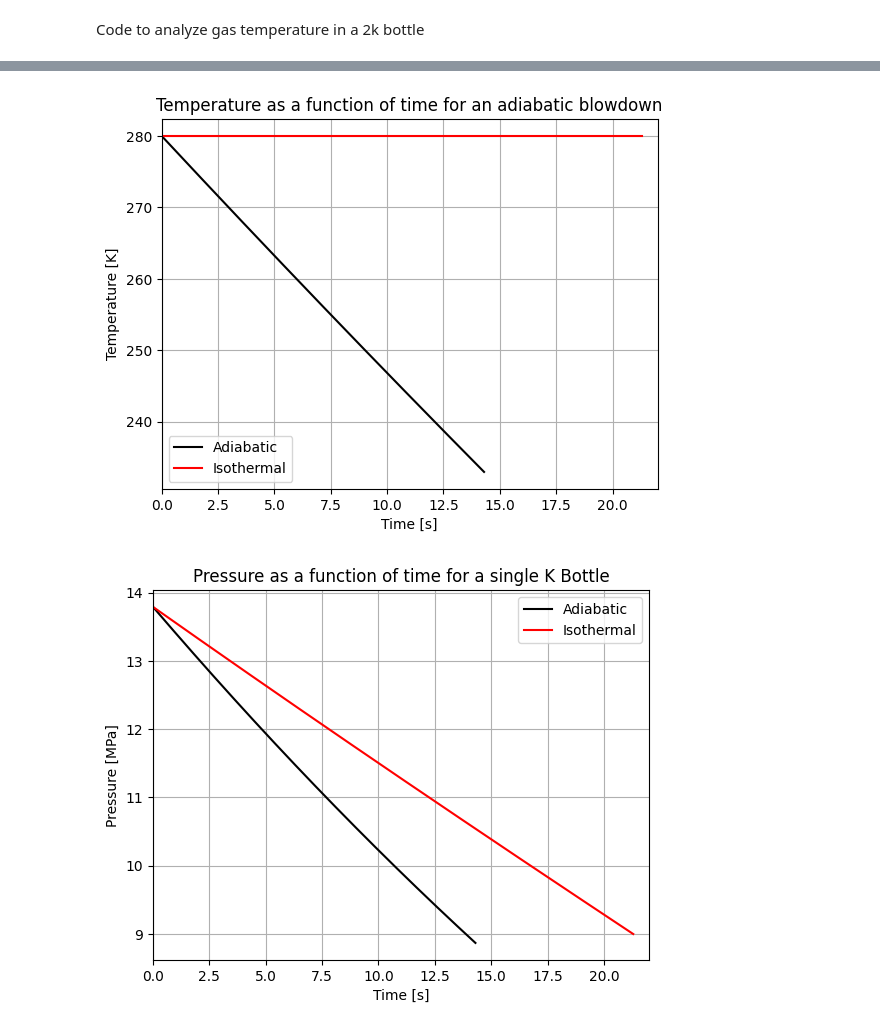
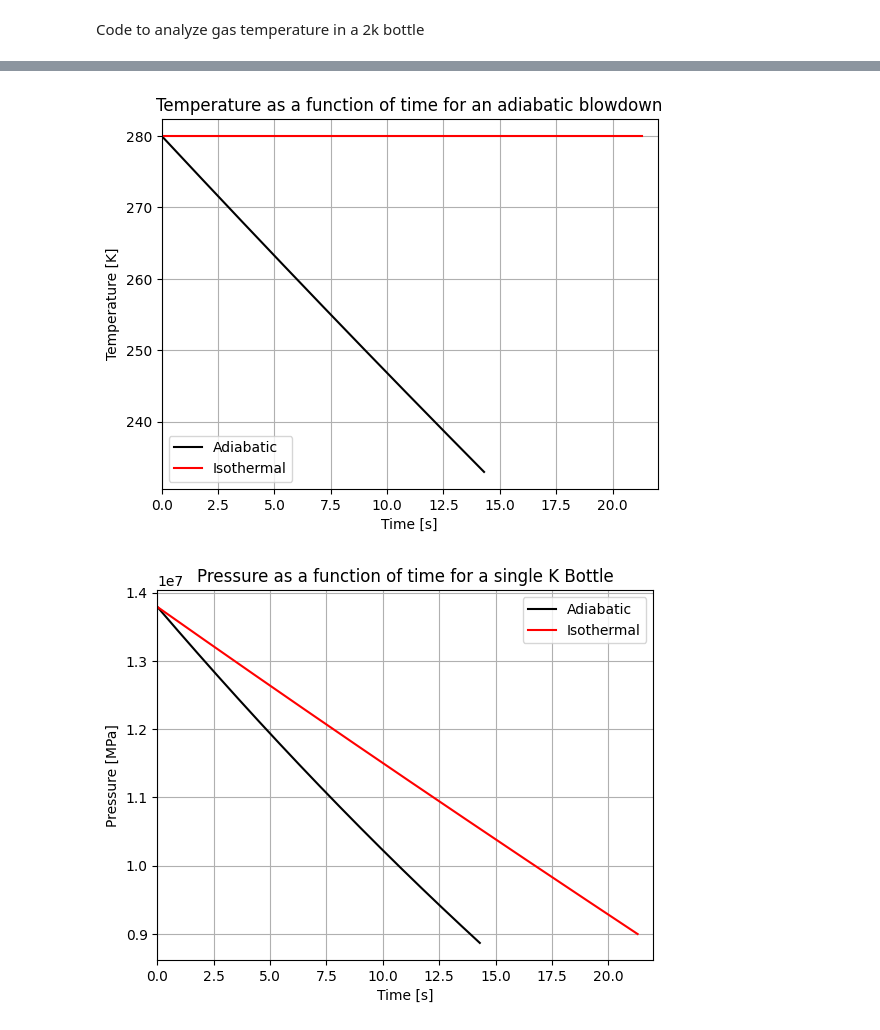
Before and after one commit to masa-umich/mcnugget, a Jupyter notebook: mcnugget/bottle_discharge_.ipynb, the cells around one changed output, grey strips where cells are left out. Cells and saved outputs as stored; diff of their text form; code cells hidden in the pictures.

```diff
--- a/mcnugget/bottle_discharge_.ipynb
+++ b/mcnugget/bottle_discharge_.ipynb
@@ -107,7 +33,7 @@ while gas_pressure_isotherm[i] > 9000000:
 	mass_isotherm += [mass_isotherm[i] - (mdot_out*dt)]
 	density_isotherm += [mass_isotherm[i+1]/volume]
 	gas_temp_isotherm += [gas_temp_isotherm[i]]
-	gas_pressure_isotherm += [1000000*fluid_pressure_from_T_D(fluid_to_use, gas_temp_isotherm[i+1], density_isotherm[i+1])]
+	gas_pressure_isotherm += [fluid_pressure_from_T_D(fluid_to_use, gas_temp_isotherm[i+1], density_isotherm[i+1])]
 	i += 1
 # %%
 # adiabatic expansion
@@ -135,24 +61,24 @@ while gas_temp[i] > 233.15:
 # %%
 plt.figure()
 plt.plot(time_vec, gas_temp, 'k')
 plt.plot(time_vec_isotherm, gas_temp_isotherm, 'r')
 plt.ylabel("Temperature [K]")
 plt.title("Temperature as a function of time for an adiabatic blowdown")
 plt.xlabel("Time [s]")
 plt.xlim([0,int(np.max(time_vec_isotherm)+1)])
 plt.grid()
 plt.legend(["Adiabatic", "Isothermal"])
 
 
 plt.figure()
-plt.plot(time_vec, np.divide(gas_pressure, 1000000), 'k')
-plt.plot(time_vec_isotherm, np.divide(gas_pressure_isotherm, 1000000), 'r')
+plt.plot(time_vec, (gas_pressure), 'k')
+plt.plot(time_vec_isotherm, (gas_pressure_isotherm), 'r')
 plt.ylabel("Pressure [MPa]")
 plt.title("Pressure as a function of time for a single K Bottle")
 plt.legend(["Adiabatic", "Isothermal"])
 plt.xlabel("Time [s]")
 plt.xlim([0,int(np.max(time_vec_isotherm)+1)])
 plt.grid()
 # %% [output]
 [figure]
-[figure, old version]
+[figure, new version]
```
Also changed, not shown: parts of 2 cells of this notebook.
